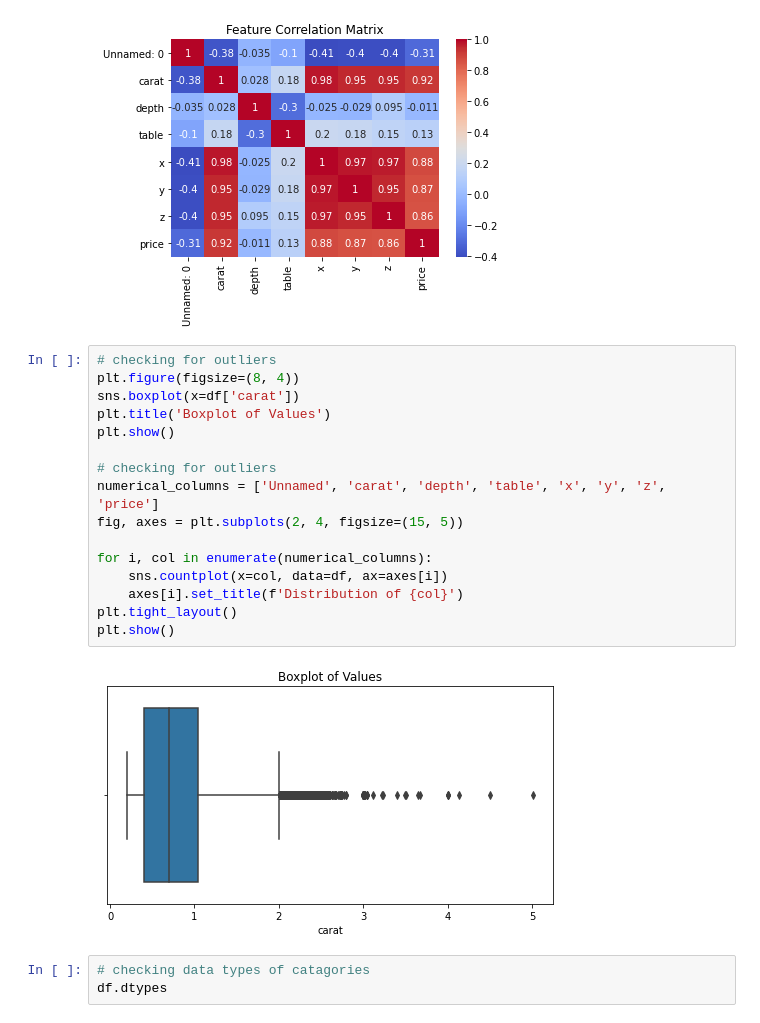
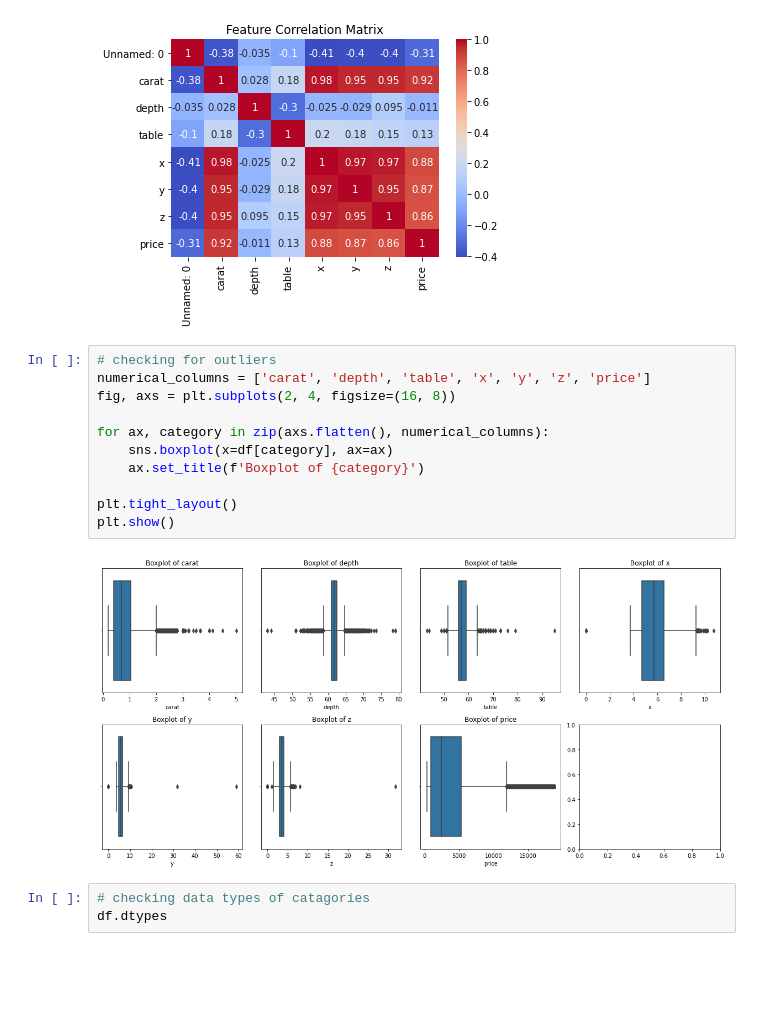
Before and after one commit to yesheisme/COMP309, a Jupyter notebook: assignment4/regression.ipynb, the cells around one changed output. Saved outputs shown, nothing was run; the diff lists cells and outputs as text; blank space fills up the shorter version.

```diff
--- a/assignment4/regression.ipynb
+++ b/assignment4/regression.ipynb
@@ -146,22 +148,17 @@ plt.show()
 [figure]
 # %%
 # checking for outliers
-plt.figure(figsize=(8, 4))
-sns.boxplot(x=df['carat'])
-plt.title('Boxplot of Values')
-plt.show()
+numerical_columns = ['carat', 'depth', 'table', 'x', 'y', 'z', 'price']
+fig, axs = plt.subplots(2, 4, figsize=(16, 8))
 
-# checking for outliers
-numerical_columns = ['Unnamed', 'carat', 'depth', 'table', 'x', 'y', 'z', 'price']
-fig, axes = plt.subplots(2, 4, figsize=(15, 5))
+for ax, category in zip(axs.flatten(), numerical_columns):
+    sns.boxplot(x=df[category], ax=ax)
+    ax.set_title(f'Boxplot of {category}')
 
-for i, col in enumerate(numerical_columns):
-    sns.countplot(x=col, data=df, ax=axes[i])
-    axes[i].set_title(f'Distribution of {col}')
 plt.tight_layout()
 plt.show()
 # %% [output]
-[figure, old version]
+[figure, new version]
 # %%
 # checking data types of catagories
 df.dtypes
```
Also changed, not shown: parts of 5 cells of this notebook.
